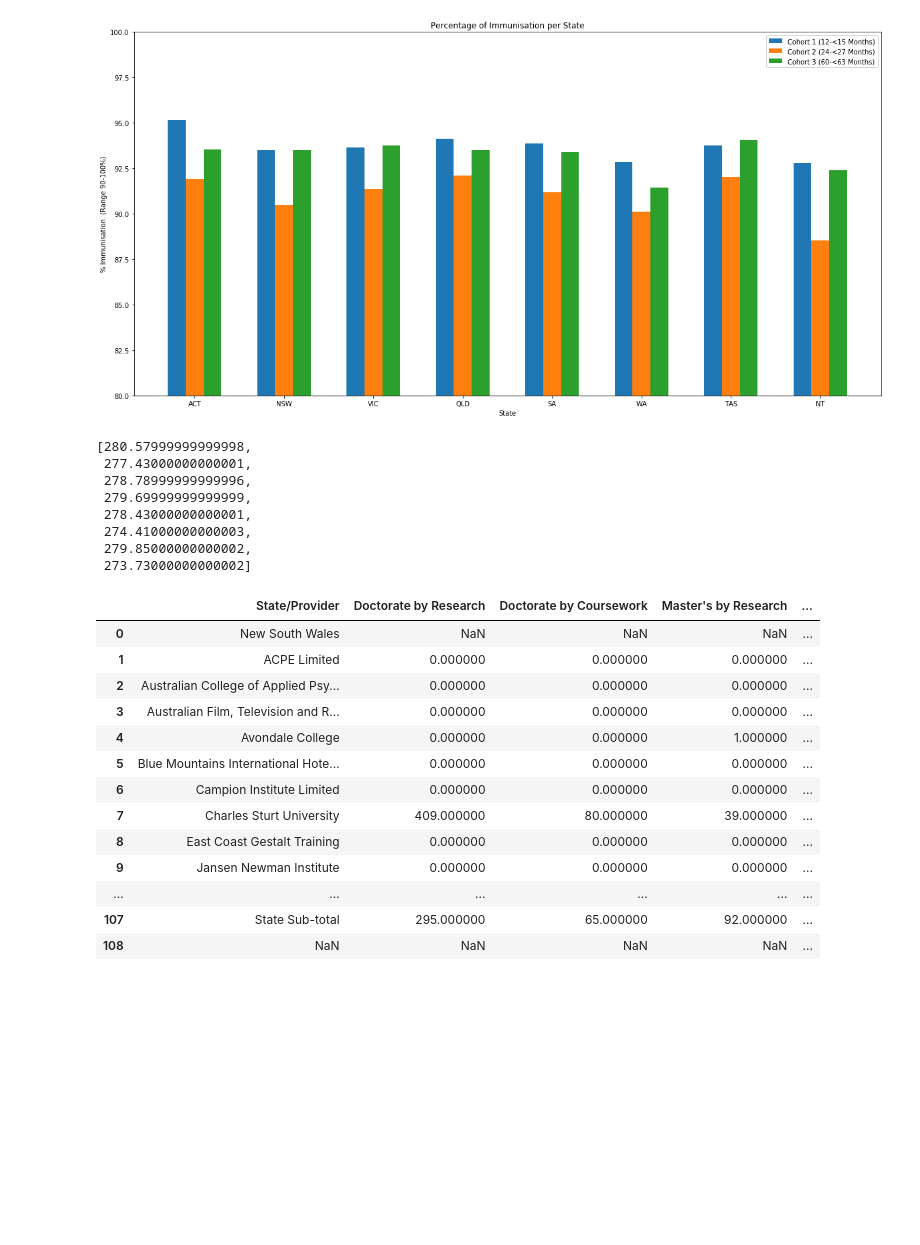
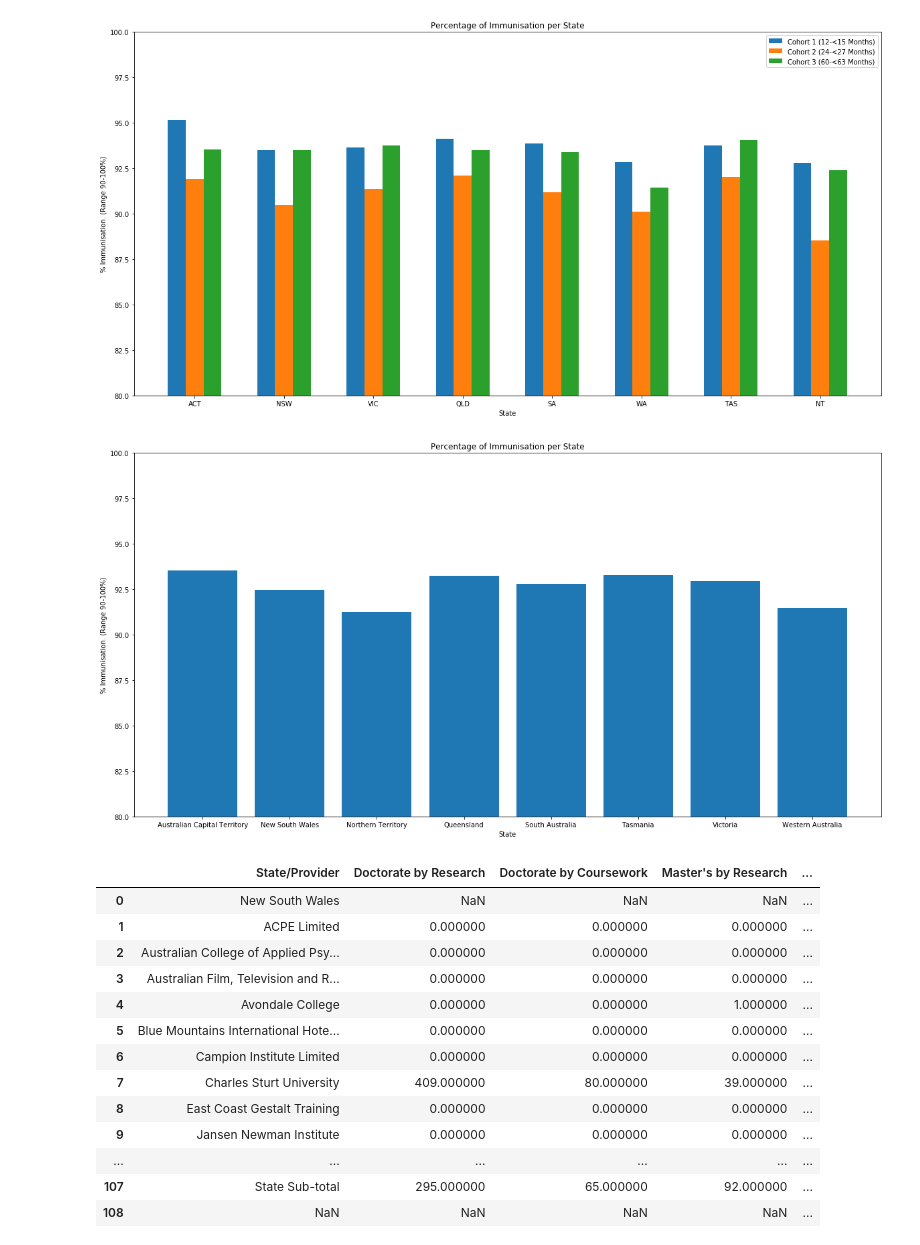
Before and after one commit to tomwyb/code1161base, a Jupyter notebook: week6/immunisation_table.ipynb, the cells around one changed output. Saved outputs shown, nothing was run; the diff lists cells and outputs as text; code cells hidden in the pictures; blank space fills up the shorter version.

Commit message:
made the undergrad enrollment againts imm. Missing something tho

```diff
--- a/week6/immunisation_table.ipynb
+++ b/week6/immunisation_table.ipynb
@@ -84,34 +84,32 @@ plt.legend();
 # %%
 """Merging all the Cohort as a percentage."""
 
 imm_addition = []
 for i in range(len(state_name)):
     imm_addition.append(imm_01["% Fully Immunised*"][i] + imm_02["% Fully Immunised***"][i] + imm_03["% Fully Immunised"][i])
 # imm_addition
 
 
 sorted_imm = sorted(zip(imm_01["State"], imm_addition))
-# sorted_imm
+sorted_imm
+
 
 percentage_imm = []
 for i in range(len(sorted_imm)):
-    percentage_imm.append()
+    percentage_imm.append(sorted_imm[i][1] / 3)
+percentage_imm
 
+intervals = range(len(sorted_imm))
 
+plt.bar(intervals, percentage_imm);
 
-# percentage_edu = []
-# for i in range(len(yr12_plotdata)):
-#     percentage_edu.append(undergrad_plotdata[i] / yr12_plotdata[i]* 100)
-# # percentage_edu
+plt.xticks(intervals, labels);
+plt.ylim([80,100])
+plt.title("Percentage of Immunisation per State");
+plt.ylabel("% Immunisation. (Range 90-100%)");
+plt.xlabel("State");
 # %% [output]
-[280.57999999999998,
- 277.43000000000001,
- 278.78999999999996,
- 279.69999999999999,
- 278.43000000000001,
- 274.41000000000003,
- 279.85000000000002,
- 273.73000000000002]
+[figure, added]
 # %%
 local_data
 # %% [output]
```
Also changed, not shown: parts of 4 cells of this notebook.
